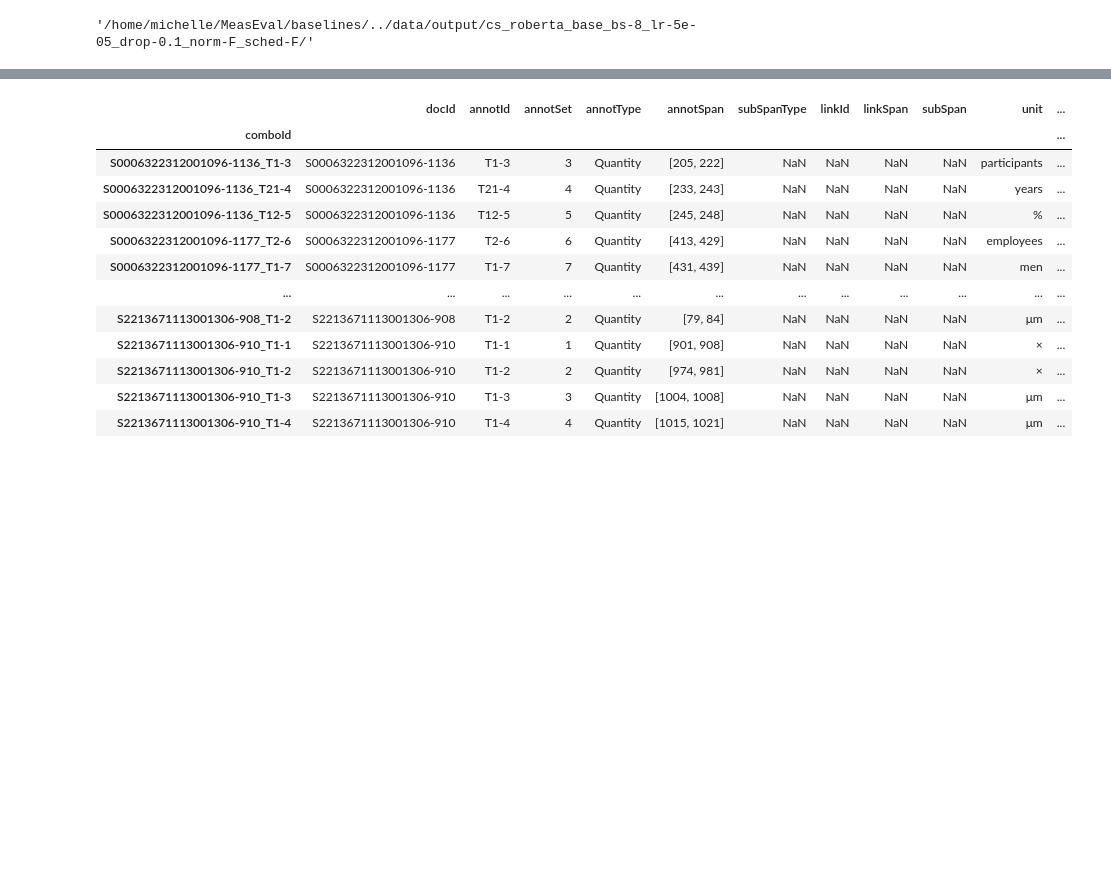
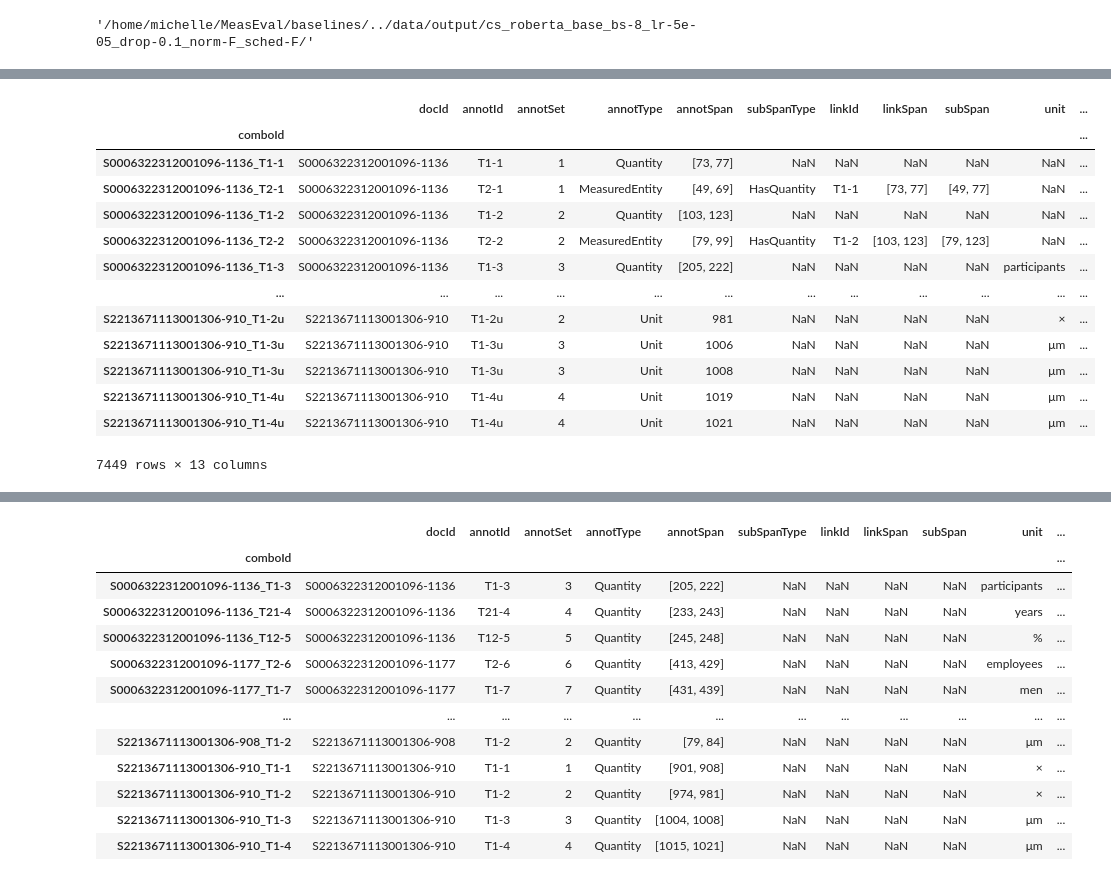
Before and after one commit to sams-data/MeasEval, a Jupyter notebook: baselines/batch_doc_pipeline.ipynb, the cells around one changed output, grey strips where cells are left out. Cells and saved outputs as stored; diff of their text form; code cells hidden in the pictures; blank space fills up the shorter version.

```diff
--- a/baselines/batch_doc_pipeline.ipynb
+++ b/baselines/batch_doc_pipeline.ipynb
@@ -416,0 +522,17 @@ UnboundLocalError: local variable 'unit_start' referenced before assignment
+# %%
+combo_annot_processed
+# %% [output]
+|  | docId | annotId | annotSet | annotType | annotSpan | subSpanType | linkId | linkSpan | subSpan | unit | ... |
+| comboId |  |  |  |  |  |  |  |  |  |  | ... |
+| S0006322312001096-1136_T1-1 | S0006322312001096-1136 | T1-1 | 1 | Quantity | [73, 77] | NaN | NaN | NaN | NaN | NaN | ... |
+| S0006322312001096-1136_T2-1 | S0006322312001096-1136 | T2-1 | 1 | MeasuredEntity | [49, 69] | HasQuantity | T1-1 | [73, 77] | [49, 77] | NaN | ... |
+| S0006322312001096-1136_T1-2 | S0006322312001096-1136 | T1-2 | 2 | Quantity | [103, 123] | NaN | NaN | NaN | NaN | NaN | ... |
+| S0006322312001096-1136_T2-2 | S0006322312001096-1136 | T2-2 | 2 | MeasuredEntity | [79, 99] | HasQuantity | T1-2 | [103, 123] | [79, 123] | NaN | ... |
+| S0006322312001096-1136_T1-3 | S0006322312001096-1136 | T1-3 | 3 | Quantity | [205, 222] | NaN | NaN | NaN | NaN | participants | ... |
+| ... | ... | ... | ... | ... | ... | ... | ... | ... | ... | ... | ... |
+| S2213671113001306-910_T1-2u | S2213671113001306-910 | T1-2u | 2 | Unit | 981 | NaN | NaN | NaN | NaN | × | ... |
+| S2213671113001306-910_T1-3u | S2213671113001306-910 | T1-3u | 3 | Unit | 1006 | NaN | NaN | NaN | NaN | μm | ... |
+| S2213671113001306-910_T1-3u | S2213671113001306-910 | T1-3u | 3 | Unit | 1008 | NaN | NaN | NaN | NaN | μm | ... |
+| S2213671113001306-910_T1-4u | S2213671113001306-910 | T1-4u | 4 | Unit | 1019 | NaN | NaN | NaN | NaN | μm | ... |
+| S2213671113001306-910_T1-4u | S2213671113001306-910 | T1-4u | 4 | Unit | 1021 | NaN | NaN | NaN | NaN | μm | ... |
+7449 rows × 13 columns
```
Also changed, not shown: parts of 9 cells of this notebook.
